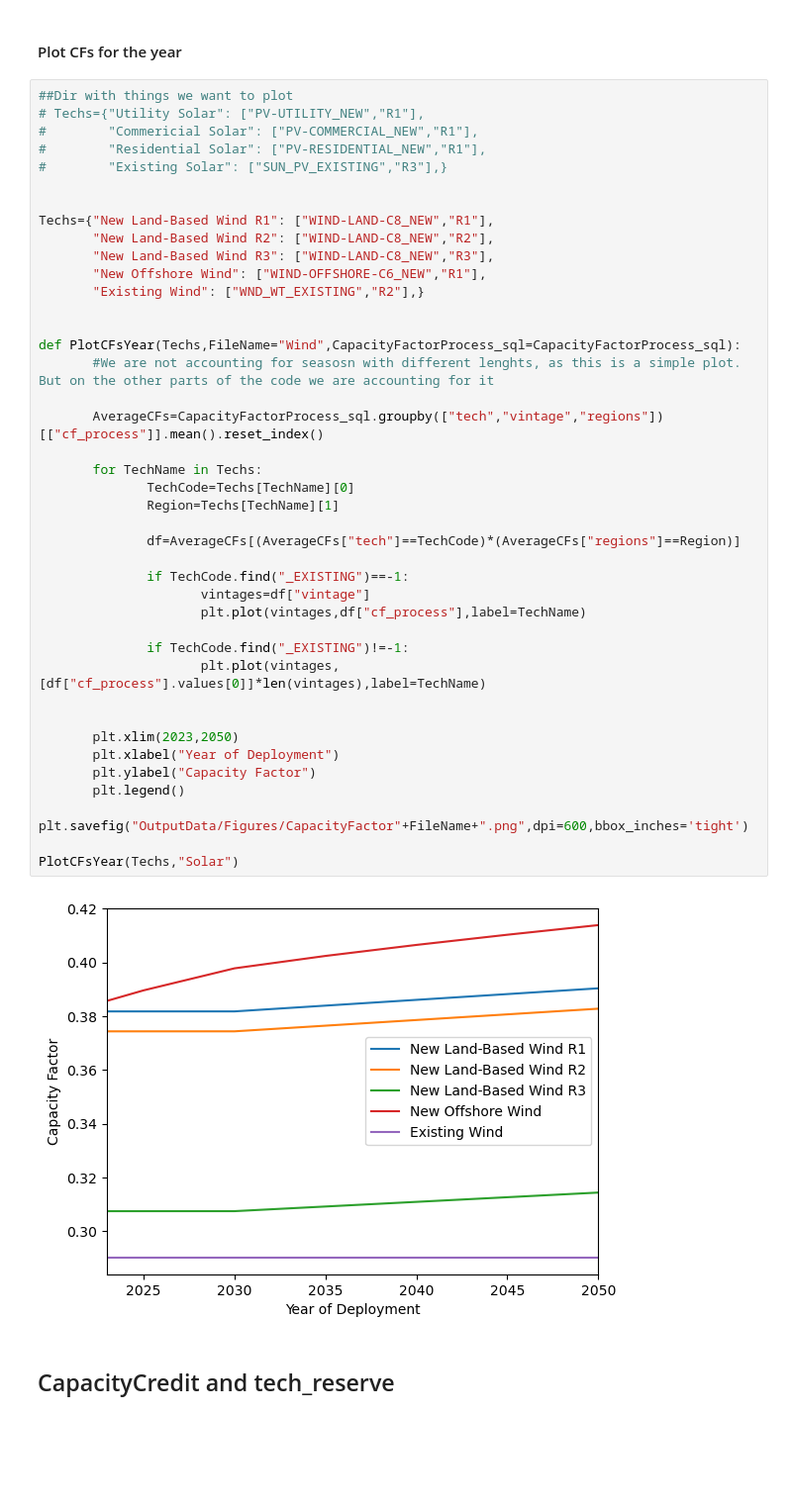
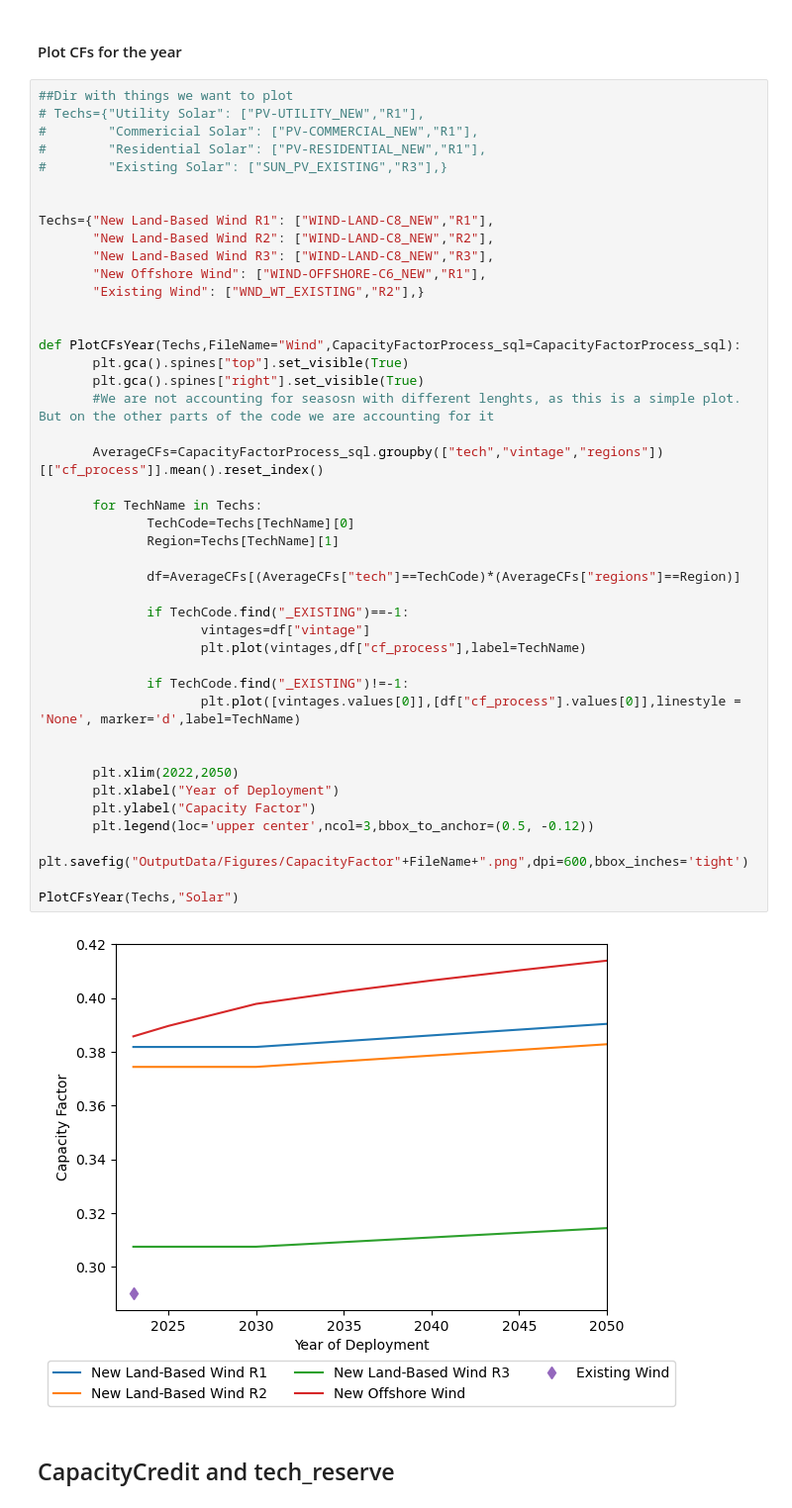
Before and after one commit to vaduraes/TemoaHurricane_V2, a Jupyter notebook: CreateDB_NC/Excel2Sql.ipynb, the cells around one changed output. Shown at 99% size. Cells and saved outputs as stored; diff of their text form; blank space fills up the shorter version.

```diff
--- a/CreateDB_NC/Excel2Sql.ipynb
+++ b/CreateDB_NC/Excel2Sql.ipynb
@@ -2846,37 +2888,39 @@ Techs={"New Land-Based Wind R1": ["WIND-LAND-C8_NEW","R1"],
        "New Land-Based Wind R2": ["WIND-LAND-C8_NEW","R2"],
        "New Land-Based Wind R3": ["WIND-LAND-C8_NEW","R3"],
        "New Offshore Wind": ["WIND-OFFSHORE-C6_NEW","R1"],
        "Existing Wind": ["WND_WT_EXISTING","R2"],}
 
 
 def PlotCFsYear(Techs,FileName="Wind",CapacityFactorProcess_sql=CapacityFactorProcess_sql):
+       plt.gca().spines["top"].set_visible(True)
+       plt.gca().spines["right"].set_visible(True)
        #We are not accounting for seasosn with different lenghts, as this is a simple plot. But on the other parts of the code we are accounting for it
 
        AverageCFs=CapacityFactorProcess_sql.groupby(["tech","vintage","regions"])[["cf_process"]].mean().reset_index()
 
        for TechName in Techs:
               TechCode=Techs[TechName][0]
               Region=Techs[TechName][1]
 
               df=AverageCFs[(AverageCFs["tech"]==TechCode)*(AverageCFs["regions"]==Region)]
 
               if TechCode.find("_EXISTING")==-1:
                      vintages=df["vintage"]
                      plt.plot(vintages,df["cf_process"],label=TechName)
 
               if TechCode.find("_EXISTING")!=-1:
-                     plt.plot(vintages,[df["cf_process"].values[0]]*len(vintages),label=TechName)
+                     plt.plot([vintages.values[0]],[df["cf_process"].values[0]],linestyle = 'None', marker='d',label=TechName)
 
 
-       plt.xlim(2023,2050)
+       plt.xlim(2022,2050)
        plt.xlabel("Year of Deployment")
        plt.ylabel("Capacity Factor")
-       plt.legend()
+       plt.legend(loc='upper center',ncol=3,bbox_to_anchor=(0.5, -0.12))
        plt.savefig("OutputData/Figures/CapacityFactor"+FileName+".png",dpi=600,bbox_inches='tight')
 
 PlotCFsYear(Techs,"Solar")
 # %% [output]
-[figure, old version]
+[figure, new version]
 # %% [markdown]
 ## CapacityCredit and tech_reserve
 # %%
```
Also changed, not shown: parts of 4 cells of this notebook, 2 other files.
